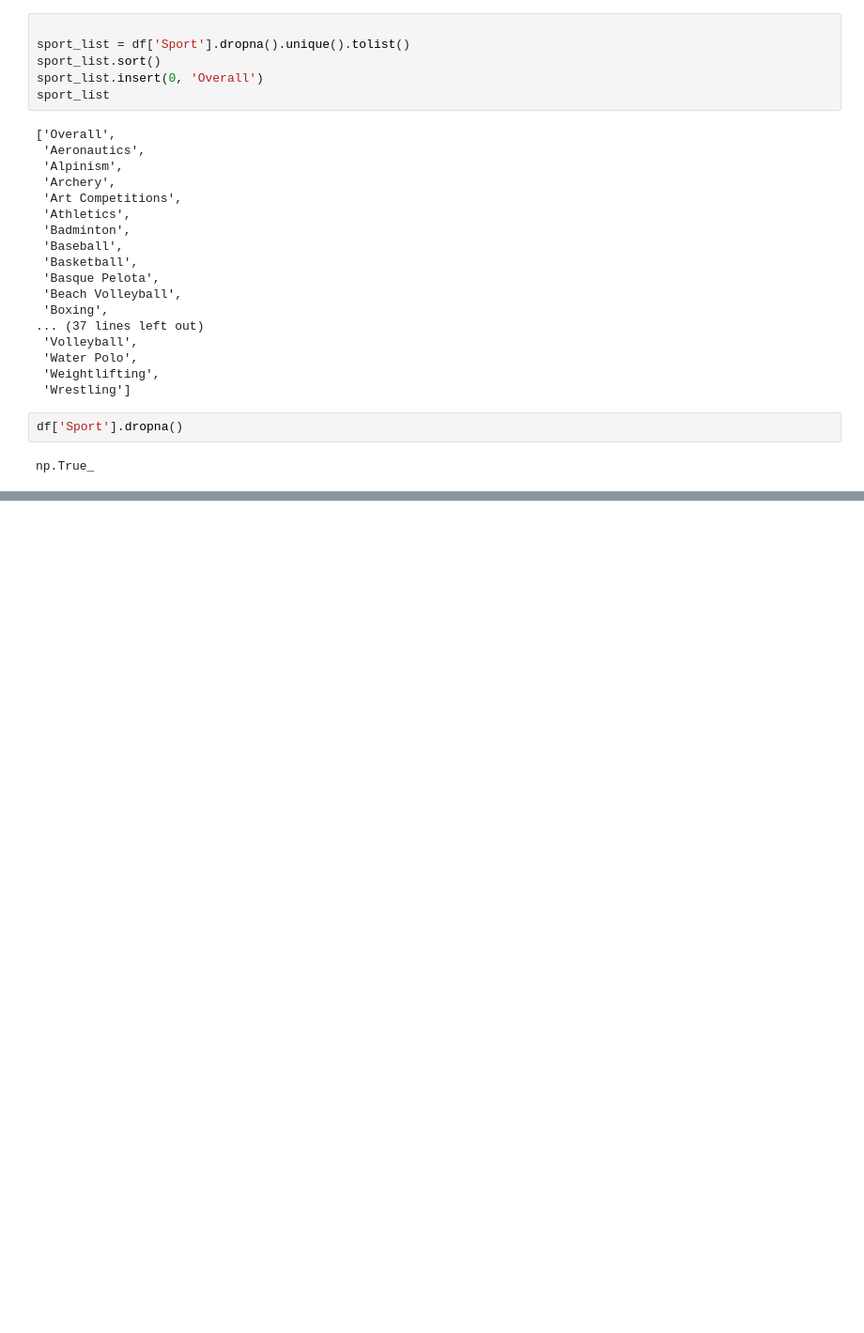
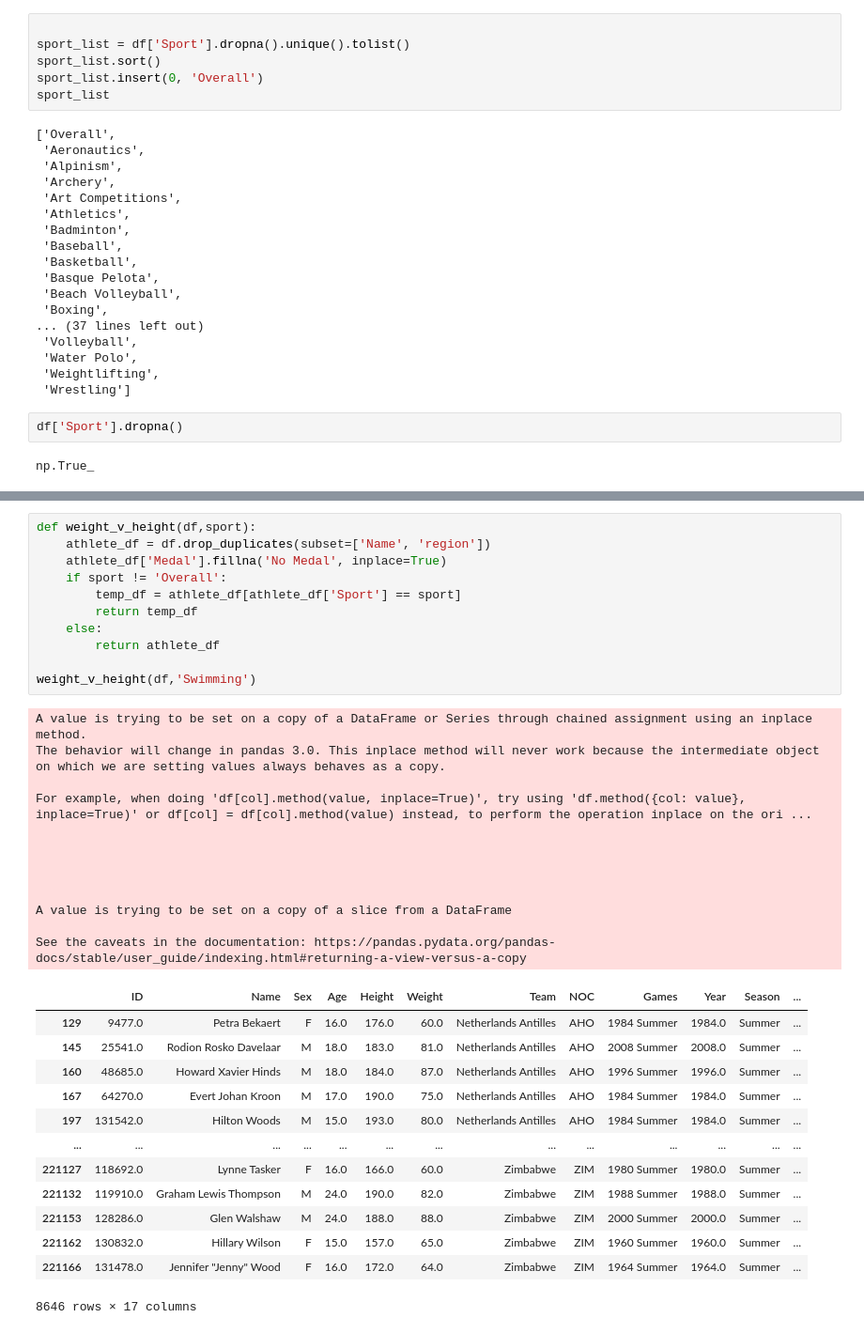
Before and after one commit to ZataraHere/Exploratory-Data-Analysis, a Jupyter notebook: olympics data analysis.ipynb, the cells around one changed output, grey strips where cells are left out. Shown: that part at 94% size. Saved outputs shown, nothing was run; the diff lists cells and outputs as text; blank space fills up the shorter version.

Commit message:
Olympic Data Analysis

```diff
--- a/olympics data analysis.ipynb
+++ b/olympics data analysis.ipynb
@@ -436,0 +536,37 @@ coun
+# %%
+def weight_v_height(df,sport):
+    athlete_df = df.drop_duplicates(subset=['Name', 'region'])
+    athlete_df['Medal'].fillna('No Medal', inplace=True)
+    if sport != 'Overall':
+        temp_df = athlete_df[athlete_df['Sport'] == sport]
+        return temp_df
+    else:
+        return athlete_df
+
+weight_v_height(df,'Swimming')
+# %% [output]
+A value is trying to be set on a copy of a DataFrame or Series through chained assignment using an inplace method.
+The behavior will change in pandas 3.0. This inplace method will never work because the intermediate object on which we are setting values always behaves as a copy.
+
+For example, when doing 'df[col].method(value, inplace=True)', try using 'df.method({col: value}, inplace=True)' or df[col] = df[col].method(value) instead, to perform the operation inplace on the ori ...
+
+
+
+
+
+A value is trying to be set on a copy of a slice from a DataFrame
+
+See the caveats in the documentation: https://pandas.pydata.org/pandas-docs/stable/user_guide/indexing.html#returning-a-view-versus-a-copy
+|  | ID | Name | Sex | Age | Height | Weight | Team | NOC | Games | Year | Season | ... |
+| 129 | 9477.0 | Petra Bekaert | F | 16.0 | 176.0 | 60.0 | Netherlands Antilles | AHO | 1984 Summer | 1984.0 | Summer | ... |
+| 145 | 25541.0 | Rodion Rosko Davelaar | M | 18.0 | 183.0 | 81.0 | Netherlands Antilles | AHO | 2008 Summer | 2008.0 | Summer | ... |
+| 160 | 48685.0 | Howard Xavier Hinds | M | 18.0 | 184.0 | 87.0 | Netherlands Antilles | AHO | 1996 Summer | 1996.0 | Summer | ... |
+| 167 | 64270.0 | Evert Johan Kroon | M | 17.0 | 190.0 | 75.0 | Netherlands Antilles | AHO | 1984 Summer | 1984.0 | Summer | ... |
+| 197 | 131542.0 | Hilton Woods | M | 15.0 | 193.0 | 80.0 | Netherlands Antilles | AHO | 1984 Summer | 1984.0 | Summer | ... |
+| ... | ... | ... | ... | ... | ... | ... | ... | ... | ... | ... | ... | ... |
+| 221127 | 118692.0 | Lynne Tasker | F | 16.0 | 166.0 | 60.0 | Zimbabwe | ZIM | 1980 Summer | 1980.0 | Summer | ... |
+| 221132 | 119910.0 | Graham Lewis Thompson | M | 24.0 | 190.0 | 82.0 | Zimbabwe | ZIM | 1988 Summer | 1988.0 | Summer | ... |
+| 221153 | 128286.0 | Glen Walshaw | M | 24.0 | 188.0 | 88.0 | Zimbabwe | ZIM | 2000 Summer | 2000.0 | Summer | ... |
+| 221162 | 130832.0 | Hillary Wilson | F | 15.0 | 157.0 | 65.0 | Zimbabwe | ZIM | 1960 Summer | 1960.0 | Summer | ... |
+| 221166 | 131478.0 | Jennifer "Jenny" Wood | F | 16.0 | 172.0 | 64.0 | Zimbabwe | ZIM | 1964 Summer | 1964.0 | Summer | ... |
+8646 rows × 17 columns
```
Also changed, not shown: parts of 5 cells of this notebook.
